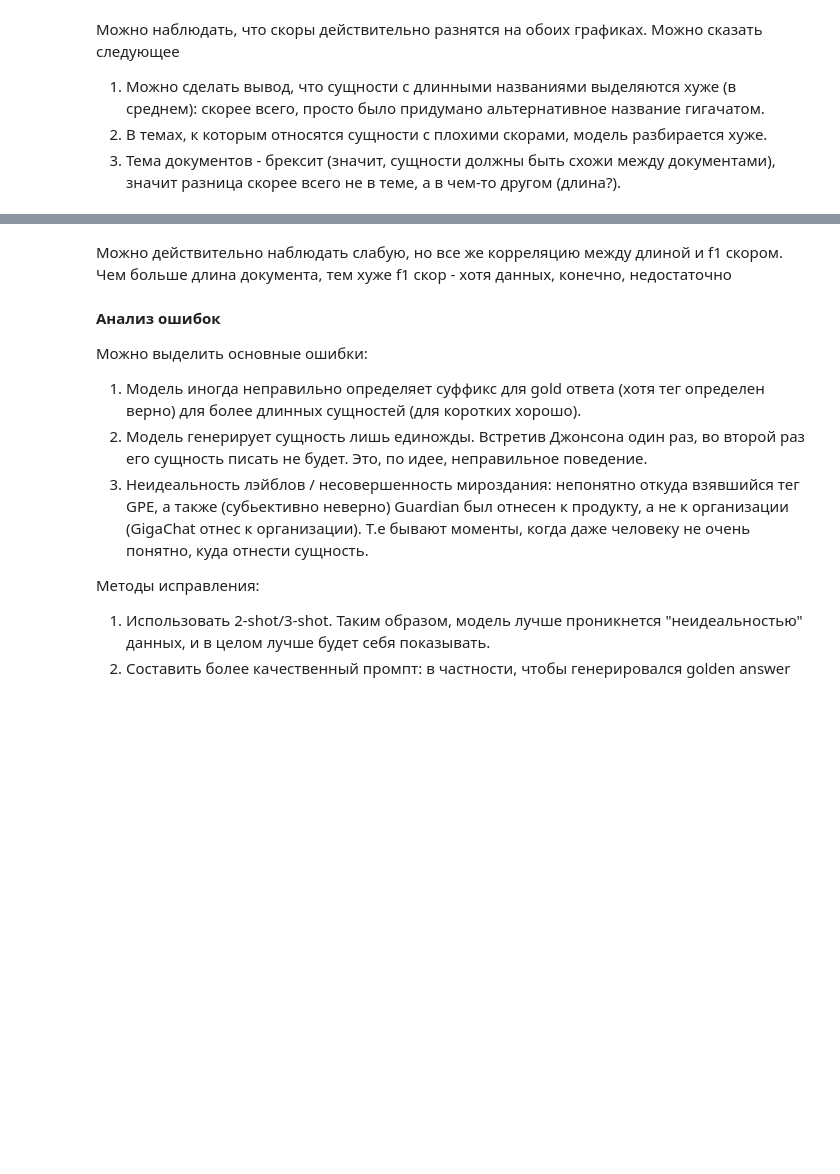
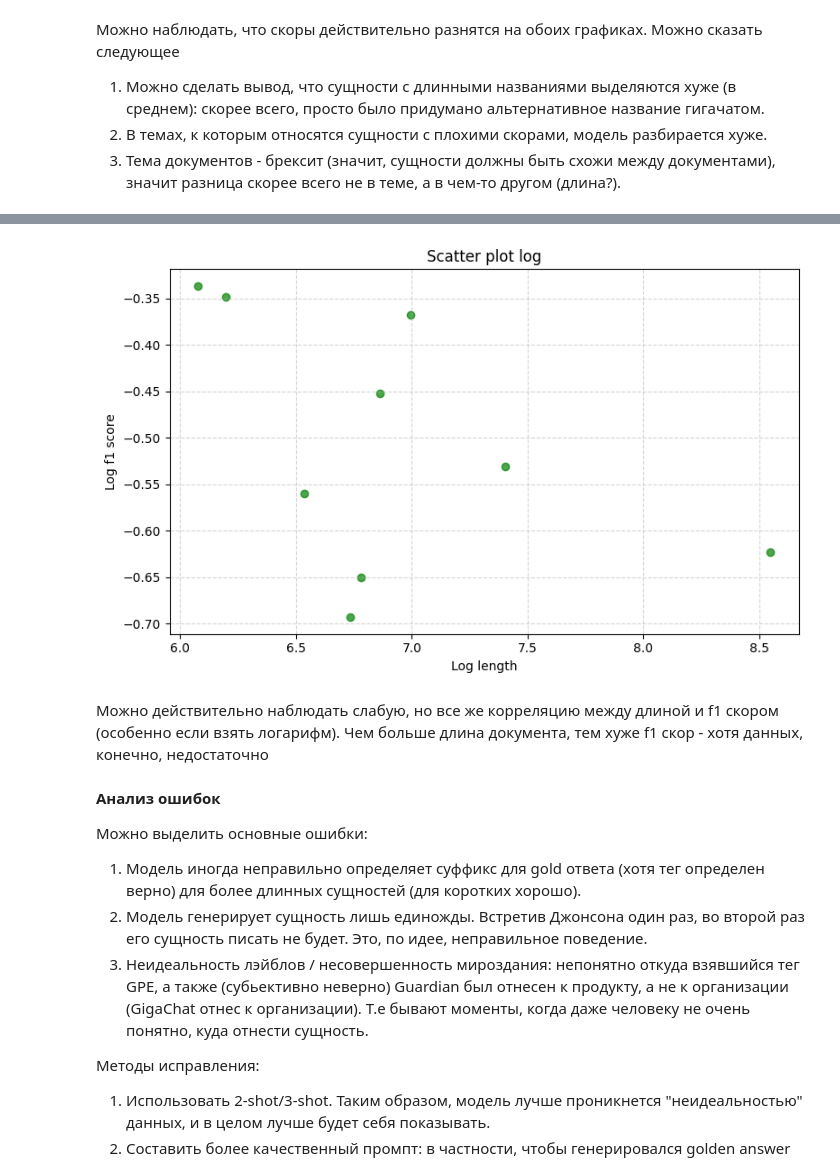
Before and after one commit to defdet/sber-internship-ner, a Jupyter notebook: ner_task.ipynb, the cells around one changed output, grey strips where cells are left out. Saved outputs shown, nothing was run; the diff lists cells and outputs as text; code cells hidden in the pictures; blank space fills up the shorter version.

```diff
--- a/ner_task.ipynb
+++ b/ner_task.ipynb
@@ -344,5 +344,23 @@ plt.show()
+# %%
+import numpy as np
+
+plt.figure(figsize=(8, 5))
+plt.scatter(
+    np.log(df['doc_len']),
+    np.log(df['f1_score_no_duplicates']),
+    alpha=0.7,
+    color='green'
+)
+plt.xlabel('Log length')
+plt.ylabel('Log f1 score')
+plt.title('Scatter plot log')
+plt.grid(True, linestyle='--', alpha=0.5)
+plt.tight_layout()
+plt.show()
+# %% [output]
+[figure, added]
 # %% [markdown]
-Можно действительно наблюдать слабую, но все же корреляцию между длиной и f1 скором. Чем больше длина документа, тем хуже f1 скор - хотя данных, конечно, недостаточно
+Можно действительно наблюдать слабую, но все же корреляцию между длиной и f1 скором (особенно если взять логарифм). Чем больше длина документа, тем хуже f1 скор - хотя данных, конечно, недостаточно
 # %% [markdown]
 **Анализ ошибок**
 
```
Also changed, not shown: parts of 2 cells of this notebook.
